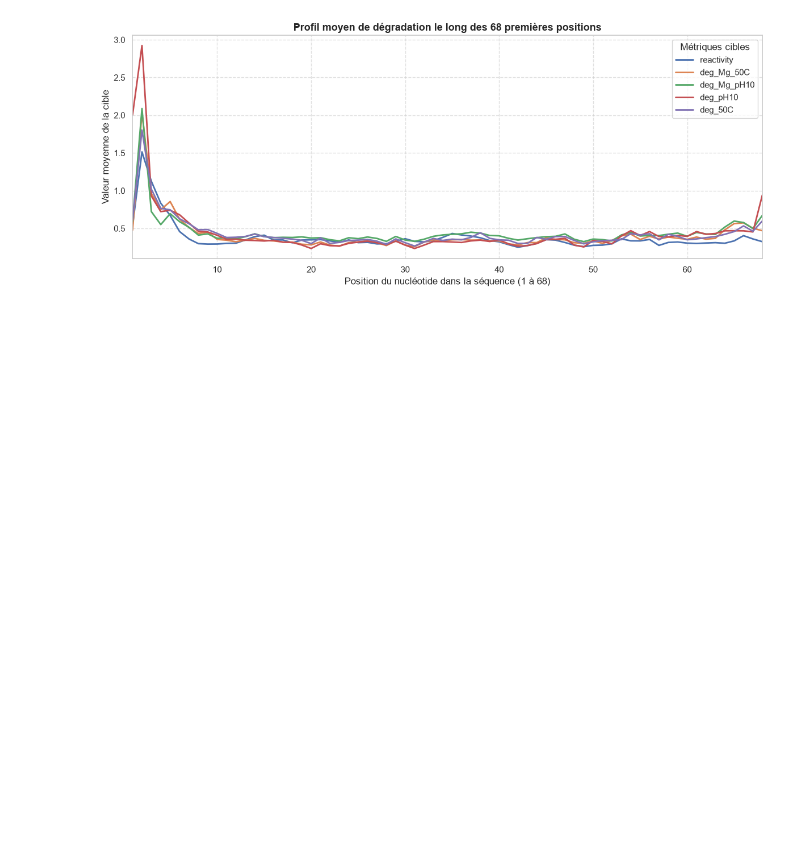
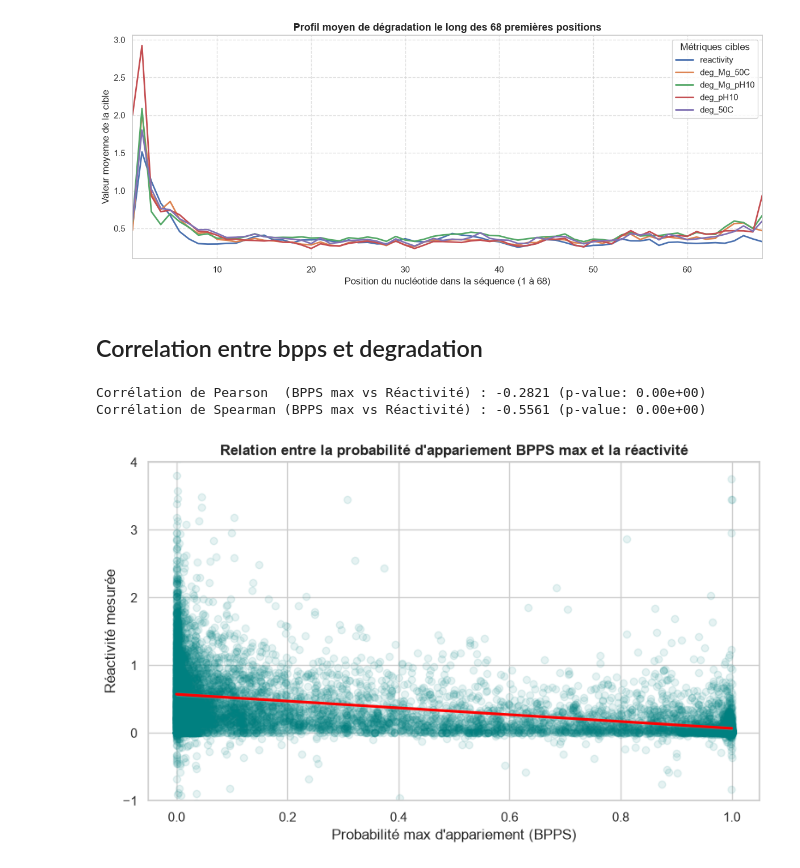
Before and after one commit to Eve-Ast/OpenVaccine, a Jupyter notebook: notebooks/EDA.ipynb, the cells around one changed output. Saved outputs shown, nothing was run; the diff lists cells and outputs as text; code cells hidden in the pictures; blank space fills up the shorter version.

```diff
--- a/notebooks/EDA.ipynb
+++ b/notebooks/EDA.ipynb
@@ -273,3 +276,57 @@ plt.tight_layout()
 plt.show()
 # %% [output]
 [figure]
+# %% [markdown]
+## Correlation entre bpps et degradation
+# %%
+import numpy as np
+import pandas as pd
+import scipy.stats as stats
+import matplotlib.pyplot as plt
+import seaborn as sns
+import os
+
+bpps_dir = "../data/bpps"
+
+bpps_max_list = []
+reactivity_list = []
+
+# Extraction des valeurs sur l'ensemble du dataset
+for idx, row in train_df.iterrows():
+    bpps_path = os.path.join(bpps_dir, f"{row['id']}.npy")
+
+    if os.path.exists(bpps_path):
+        bpps_mat = np.load(bpps_path)
+        # Probabilité max d'appariement pour les 68 premières positions
+        max_prob_per_pos = np.max(bpps_mat[:68, :], axis=1)
+
+        bpps_max_list.extend(max_prob_per_pos)
+        reactivity_list.extend(row['reactivity'])
+
+df_bpps_corr = pd.DataFrame({
+    'max_bpps_prob': bpps_max_list,
+    'reactivity': reactivity_list
+})
+
+# Calcul des corrélations de Pearson et Spearman
+corr_p, p_val_p = stats.pearsonr(df_bpps_corr['max_bpps_prob'], df_bpps_corr['reactivity'])
+corr_s, p_val_s = stats.spearmanr(df_bpps_corr['max_bpps_prob'], df_bpps_corr['reactivity'])
+
+print(f"Corrélation de Pearson  (BPPS max vs Réactivité) : {corr_p:.4f} (p-value: {p_val_p:.2e})")
+print(f"Corrélation de Spearman (BPPS max vs Réactivité) : {corr_s:.4f} (p-value: {p_val_s:.2e})")
+
+# Visualisation
+plt.figure(figsize=(8, 5))
+sns.regplot(data=df_bpps_corr.sample(n=10000, random_state=42),
+            x='max_bpps_prob', y='reactivity',
+            scatter_kws={'alpha': 0.1, 'color': 'teal'}, line_kws={'color': 'red'})
+plt.title("Relation entre la probabilité d'appariement BPPS max et la réactivité", fontsize=12, fontweight='bold')
+plt.xlabel("Probabilité max d'appariement (BPPS)")
+plt.ylabel("Réactivité mesurée")
+plt.ylim(-1, 4)
+plt.tight_layout()
+plt.show()
+# %% [output]
+Corrélation de Pearson  (BPPS max vs Réactivité) : -0.2821 (p-value: 0.00e+00)
+Corrélation de Spearman (BPPS max vs Réactivité) : -0.5561 (p-value: 0.00e+00)
+[figure, added]
```
Also changed, not shown: parts of 2 cells of this notebook, 1 other file.
